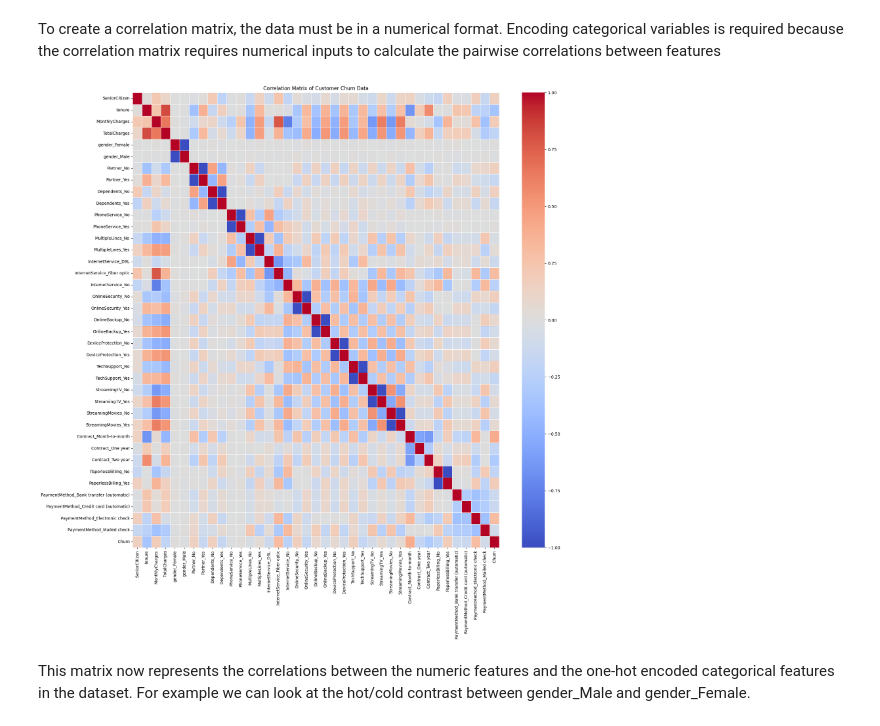
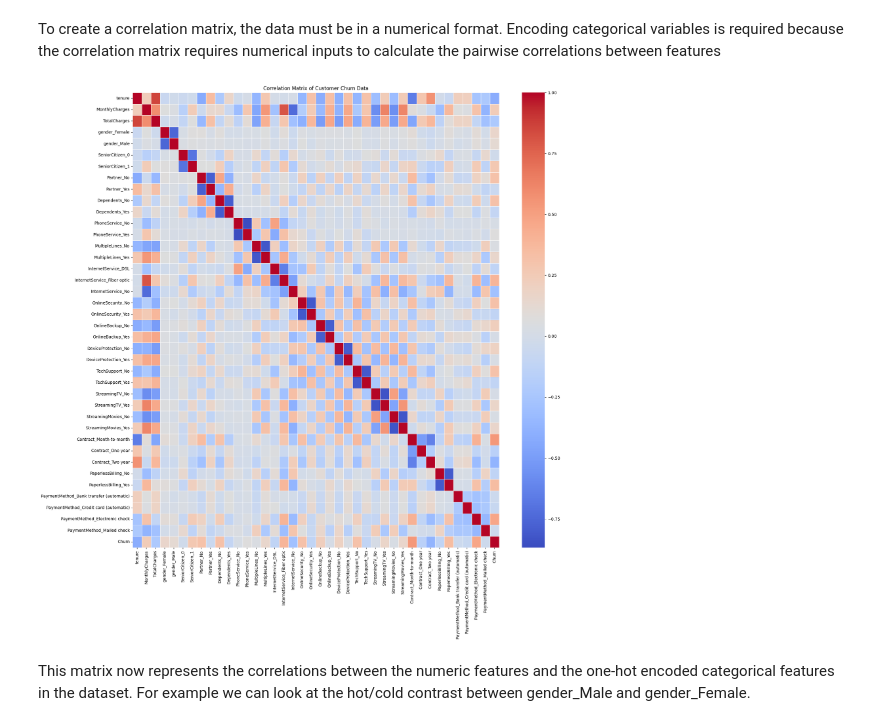
Before and after one commit to RayyanMinhaj/10Pearls-Analyzing-Customer-Churn-Data, a Jupyter notebook: Module1_Data Preprocessing, EDA, and Feature Engineering.ipynb, the cells around one changed output. Cells and saved outputs as stored; diff of their text form; code cells hidden in the pictures.

```diff
--- a/Module1_Data Preprocessing, EDA, and Feature Engineering.ipynb
+++ b/Module1_Data Preprocessing, EDA, and Feature Engineering.ipynb
@@ -141,3 +159,5 @@ df.dtypes
+# %%
+df['SeniorCitizen'] = df['SeniorCitizen'].astype(object)
 # %%
 categorical_columns = df.select_dtypes(include=['object']).columns #We can only encode those columns that are categorical so its important to only select those columns
 
@@ -169 +189,12 @@ data_encoded.to_csv('processed_churn_data.csv', index=False)
 Which results in poor classification later on. In order to fix this we can try balancing the abundant/undersampled data uing Synthetic Minority Oversampling Technique (SMOTE)
+# %%
+from imblearn.over_sampling import SMOTE
+
+X = data_encoded.drop(['Churn', 'customerID'], axis=1)
+y = data_encoded['Churn']
+
+smote = SMOTE(random_state=42)
+X_res, y_res = smote.fit_resample(X, y)
+
+# Combine the resampled data into a new DataFrame
+data_resampled = pd.concat([pd.DataFrame(X_res, columns=X.columns), pd.DataFrame(y_res, columns=['Churn'])], axis=1)
@@ -174,16 +227,16 @@ Which results in poor classification later on. In order to fix this we can try b
 # %% [markdown]
 To create a correlation matrix, the data must be in a numerical format. Encoding categorical variables is required because the correlation matrix requires numerical inputs to calculate the pairwise correlations between features
 # %%
-df_without_id= data_encoded.drop(columns=['customerID']) #cant have anything besides numeric values
+df_without_id= data_resampled #cant have anything besides numeric values
 correlation_matrix = df_without_id.corr()
 
 
 plt.figure(figsize=(20, 20))
 sns.heatmap(correlation_matrix, annot=False, cmap='coolwarm', linewidths=0.5)
 plt.title('Correlation Matrix of Customer Churn Data')
 plt.show()
 # %% [output]
-[figure, old version]
+[figure, new version]
 # %% [markdown]
 This matrix now represents the correlations between the numeric features and the one-hot encoded categorical features in the dataset. For example we can look at the hot/cold contrast between gender_Male and gender_Female.
 # %% [markdown]
```
Also changed, not shown: parts of 7 cells of this notebook.
